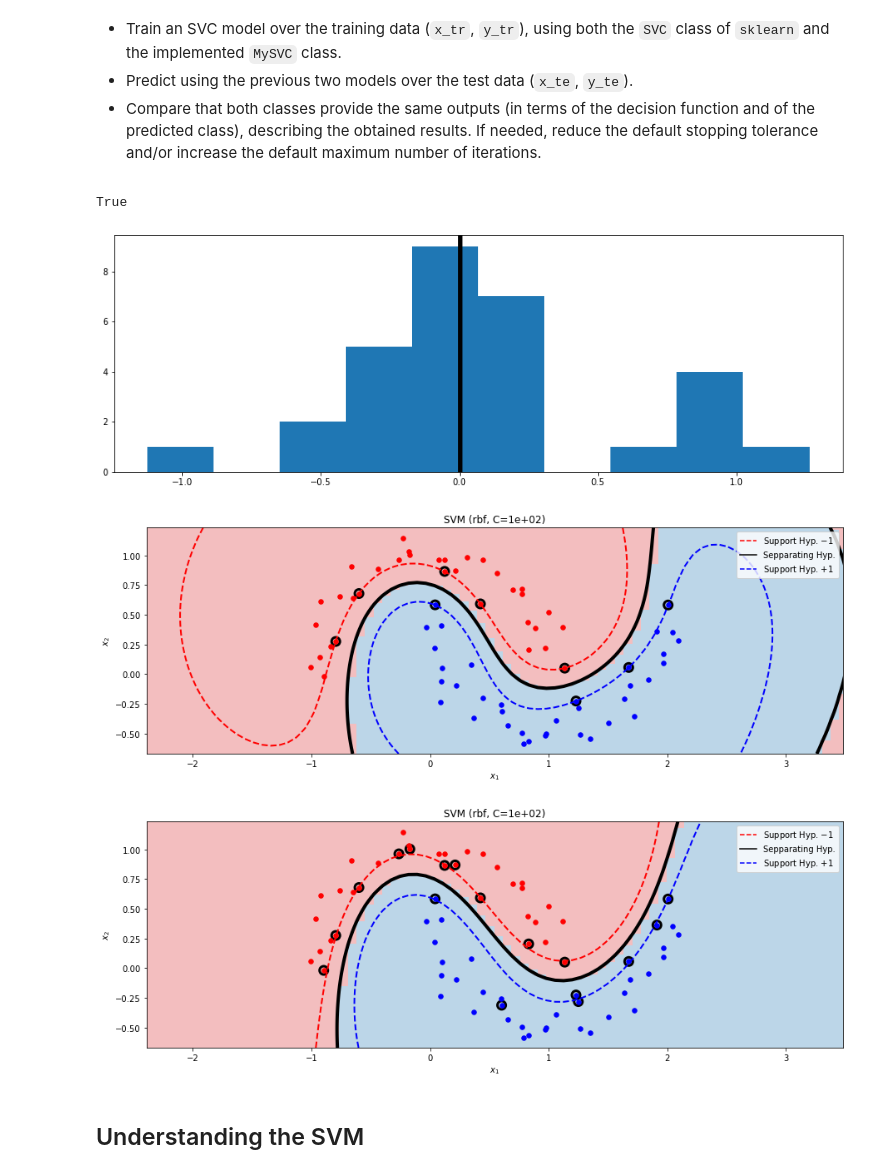
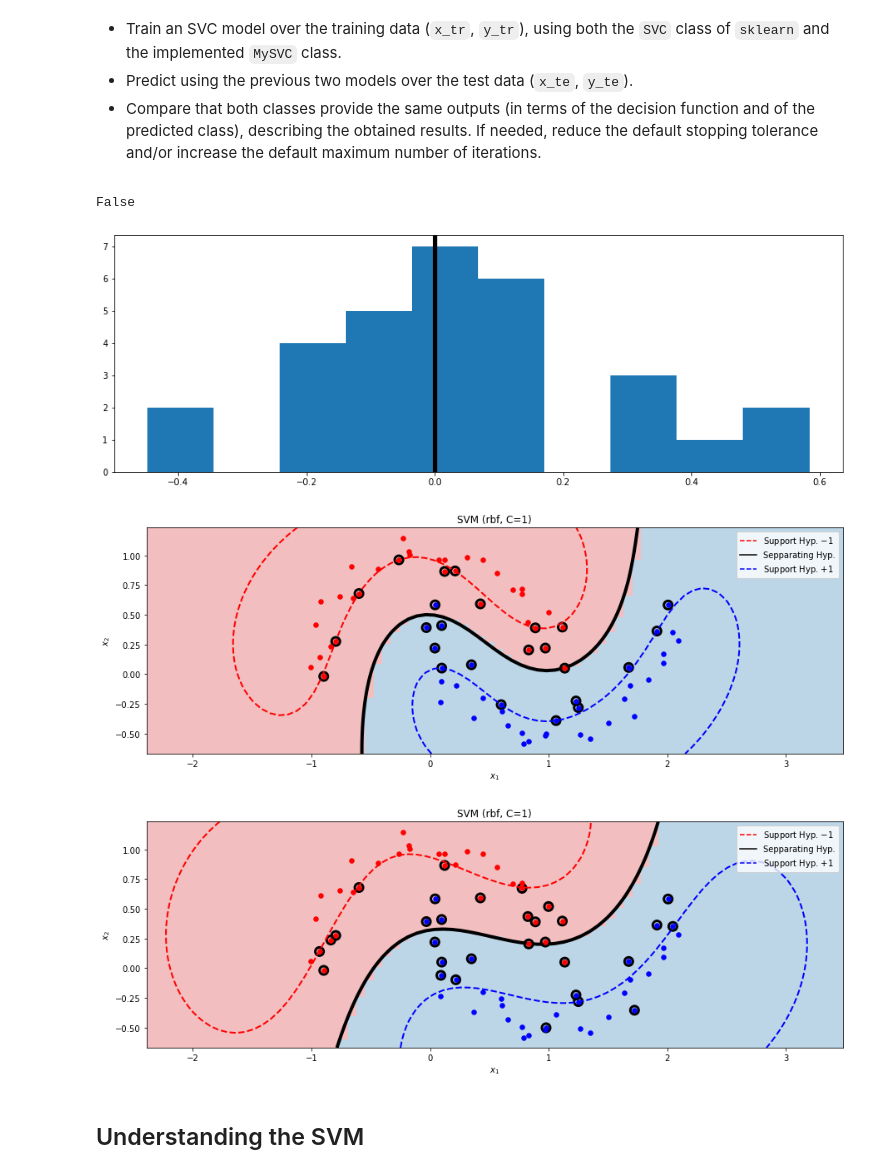
Before and after one commit to OscarGB/MUCD-MAAA, a Jupyter notebook: Practica 1/SMO.ipynb, the cells around one changed output. Saved outputs shown, nothing was run; the diff lists cells and outputs as text; code cells hidden in the pictures.

```diff
--- a/Practica 1/SMO.ipynb
+++ b/Practica 1/SMO.ipynb
@@ -249,7 +246,7 @@ class MySVC():
 
         # Storage of the obtained parameters and computation of the intercept (complete).
         # ...
-        self.support_ = np.where((self.a > 0) & (self.a < self.C))
+        self.support_ = np.where((self.a > 0) & (self.a <= self.C))
         self.support_vectors_ = self.X[self.support_]
         self.n_support_ = len(self.support_)
 
@@ -329,37 +326,37 @@ plt.title('Test'); plt.show()
 
 </div>
 # %%
-C = 1e2
+C = 1e0
 gamma = 'scale'
 
 model_my = MySVC(C=C, gamma=gamma)
 model_sk = SVC(C=C, gamma=gamma)
 
 # Training of the models (complete).
 # ...
 model_my.fit(x_tr, y_tr)
 model_sk.fit(x_tr, y_tr)
 
 # Comparative of the predicted scores (complete).
 # ...
 h = model_my.decision_function(x_te) - model_sk.decision_function(x_te)
 plt.hist(h)
 plt.axvline(x=0, color='black', linewidth=5)
 
 # Comparative of the predicted classes (complete).
 # ...
 (model_my.predict(x_te) == model_sk.predict(x_te)).all()
 # %% [output]
-True
+False
-[figure, old version]
+[figure, new version]
 # %%
 plot_svc(x_tr, y_tr, model_sk)
 # %% [output]
-[figure, old version]
+[figure, new version]
 # %%
 plot_svc(x_tr, y_tr, model_my)
 # %% [output]
-[figure, old version]
+[figure, new version]
 # %% [markdown]
 ## Understanding the SVM
 # %% [markdown]
```
Also changed, not shown: parts of 3 cells of this notebook.
